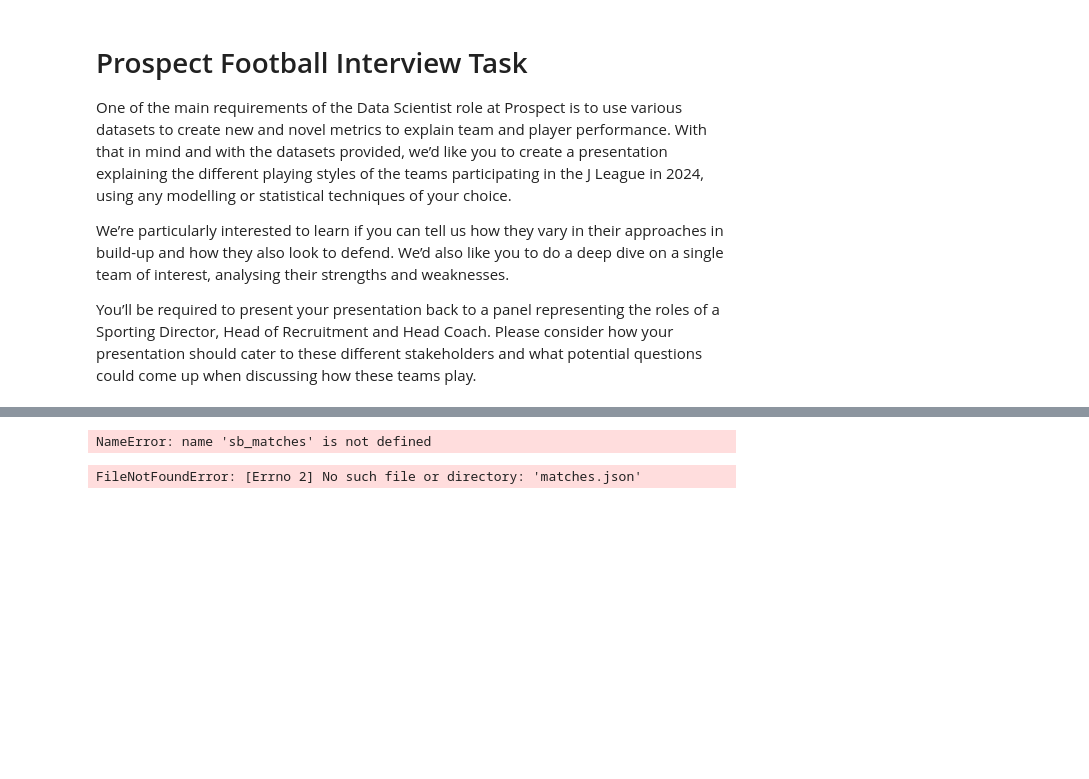
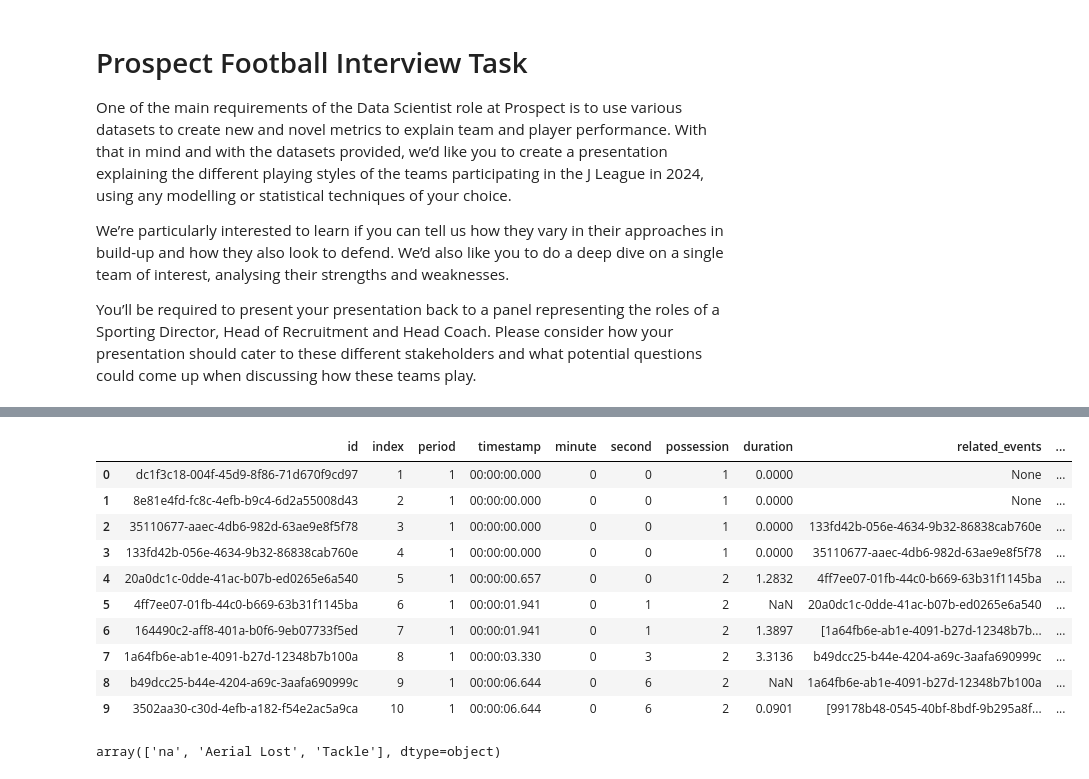
Before and after one commit to niamhgraham/Niamh, a Jupyter notebook: ProspectInterview.ipynb, the cells around one changed output, grey strips where cells are left out. Cells and saved outputs as stored; diff of their text form; code cells hidden in the pictures; blank space fills up the shorter version.

```diff
--- a/ProspectInterview.ipynb
+++ b/ProspectInterview.ipynb
@@ -35,23 +73,15 @@ import math
+# %%
+file_path = "/content/drive/My Drive/JOBS/Jobs/ProspectInterview/sb_events.json"  # Adjust this path
+with open(file_path, "r", encoding="utf-8") as file:
+    events_df = json.load(file)
+
+file_path = "/content/drive/My Drive/JOBS/Jobs/ProspectInterview/sb_matches.json"  # Adjust this path
+with open(file_path, "r", encoding="utf-8") as file:
+    matches_df = json.load(file)
 # %%
 #load in data
-match_data=json.load(sb_matches.json)
-match_data=pd.json_normalize(match_data)
+matches_df=pd.json_normalize(matches_df)
+events_df=pd.json_normalize(events_df)
-# %% [output]
-NameError: name 'sb_matches' is not defined
-# %%
-# Load the JSON event data, inserting relevant file path
-#with open('sb_events.json') as f:
-#e_data = json.load(f)
-# Load the JSON match data, inserting relevant file path
-with open('matches.json') as f:
-  m_data = json.load(f)
-# Convert the JSON data to a DataFrame
-#events_df = pd.json_normalize(e_data)
-matches_df = pd.json_normalize(m_data)
-#To make the naming convention correct
-#events_df.columns = events_df.columns.str.replace(".name", "", regex=True)
-#events_df.columns = events_df.columns.str.replace("[.]", "_", regex=True)
-matches_df.columns = matches_df.columns.str.replace(".name", "", regex=True)
-matches_df.columns = matches_df.columns.str.replace("[.]", "_", regex=True)
-# %% [output]
-FileNotFoundError: [Errno 2] No such file or directory: 'matches.json'
+# %%
+events_df.columns = events_df.columns.str.replace(".name", "", regex=True)
+matches_df.columns = matches_df.columns.str.replace(".name", "", regex=True)
@@ -57,0 +90,14 @@ FileNotFoundError: [Errno 2] No such file or directory: 'matches.json'
+# %%
+events_df.head(10)
+# %% [output]
+|  | id | index | period | timestamp | minute | second | possession | duration | related_events | ... |
+| 0 | dc1f3c18-004f-45d9-8f86-71d670f9cd97 | 1 | 1 | 00:00:00.000 | 0 | 0 | 1 | 0.0000 | None | ... |
+| 1 | 8e81e4fd-fc8c-4efb-b9c4-6d2a55008d43 | 2 | 1 | 00:00:00.000 | 0 | 0 | 1 | 0.0000 | None | ... |
+| 2 | 35110677-aaec-4db6-982d-63ae9e8f5f78 | 3 | 1 | 00:00:00.000 | 0 | 0 | 1 | 0.0000 | 133fd42b-056e-4634-9b32-86838cab760e | ... |
+| 3 | 133fd42b-056e-4634-9b32-86838cab760e | 4 | 1 | 00:00:00.000 | 0 | 0 | 1 | 0.0000 | 35110677-aaec-4db6-982d-63ae9e8f5f78 | ... |
+| 4 | 20a0dc1c-0dde-41ac-b07b-ed0265e6a540 | 5 | 1 | 00:00:00.657 | 0 | 0 | 2 | 1.2832 | 4ff7ee07-01fb-44c0-b669-63b31f1145ba | ... |
+| 5 | 4ff7ee07-01fb-44c0-b669-63b31f1145ba | 6 | 1 | 00:00:01.941 | 0 | 1 | 2 | NaN | 20a0dc1c-0dde-41ac-b07b-ed0265e6a540 | ... |
+| 6 | 164490c2-aff8-401a-b0f6-9eb07733f5ed | 7 | 1 | 00:00:01.941 | 0 | 1 | 2 | 1.3897 | [1a64fb6e-ab1e-4091-b27d-12348b7b... | ... |
+| 7 | 1a64fb6e-ab1e-4091-b27d-12348b7b100a | 8 | 1 | 00:00:03.330 | 0 | 3 | 2 | 3.3136 | b49dcc25-b44e-4204-a69c-3aafa690999c | ... |
+| 8 | b49dcc25-b44e-4204-a69c-3aafa690999c | 9 | 1 | 00:00:06.644 | 0 | 6 | 2 | NaN | 1a64fb6e-ab1e-4091-b27d-12348b7b100a | ... |
+| 9 | 3502aa30-c30d-4efb-a182-f54e2ac5a9ca | 10 | 1 | 00:00:06.644 | 0 | 6 | 2 | 0.0901 | [99178b48-0545-40bf-8bdf-9b295a8f... | ... |
@@ -57,0 +231,4 @@ FileNotFoundError: [Errno 2] No such file or directory: 'matches.json'
+# %%
+main_data['duel_type'].unique()
+# %% [output]
+array(['na', 'Aerial Lost', 'Tackle'], dtype=object)
```
Also changed, not shown: parts of 36 cells of this notebook.
